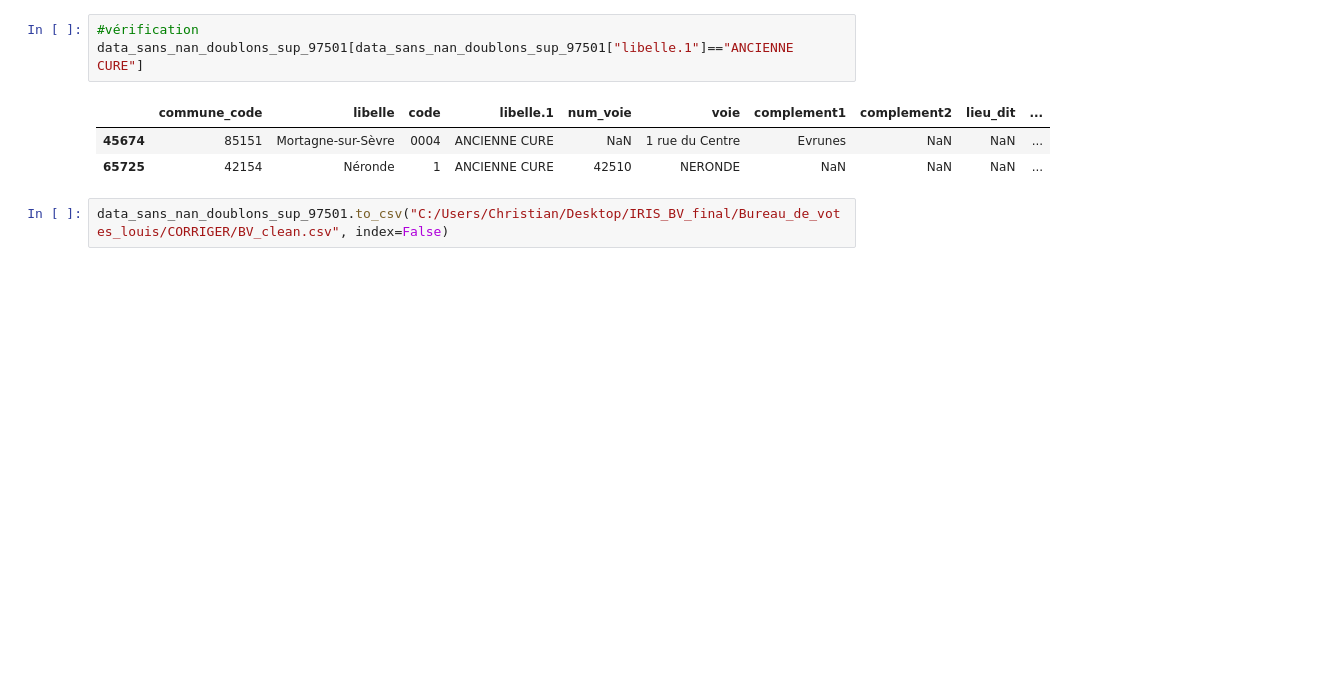
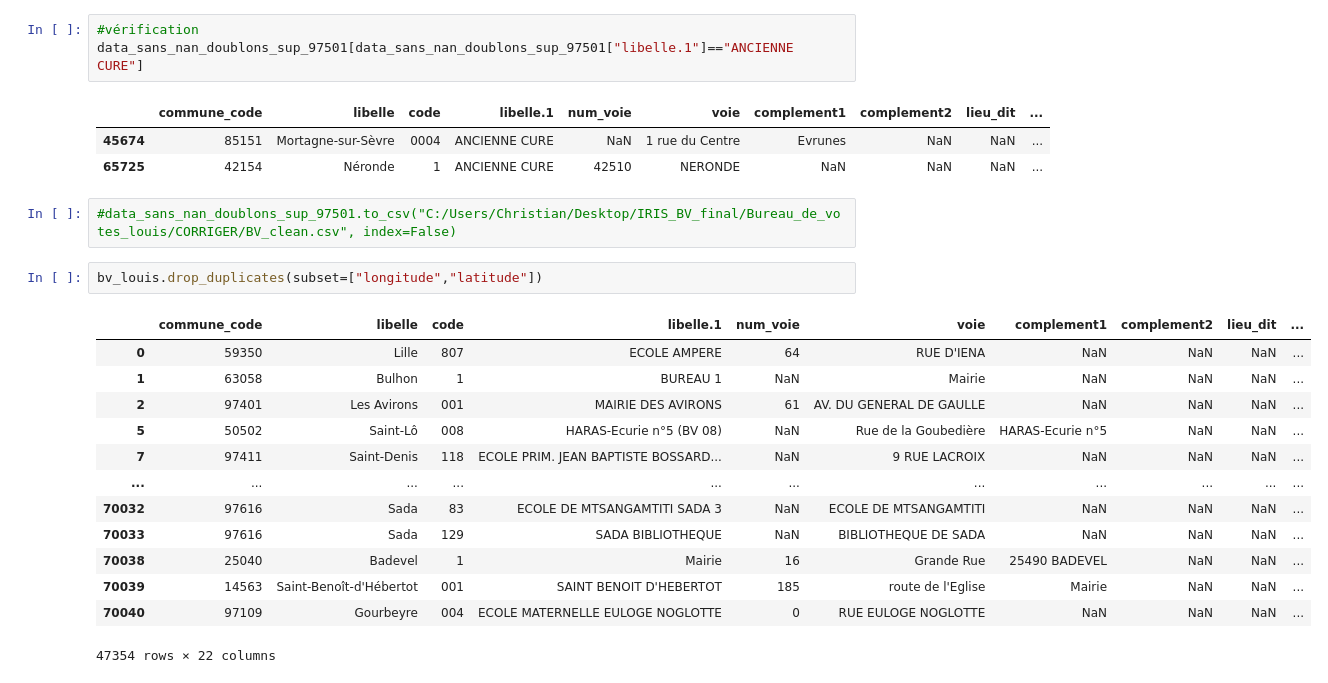
Before and after one commit to christian235711/IRIS_BV, a Jupyter notebook: BV_clean_31_08.ipynb, the cells around one changed output. Cells and saved outputs as stored; diff of their text form; blank space fills up the shorter version.

```diff
--- a/BV_clean_31_08.ipynb
+++ b/BV_clean_31_08.ipynb
@@ -132,4 +137,20 @@ data_sans_nan_doublons_sup_97501[data_sans_nan_doublons_sup_97501["libelle.1"]==
 | 45674 | 85151 | Mortagne-sur-Sèvre | 0004 | ANCIENNE CURE | NaN | 1 rue du Centre | Evrunes | NaN | NaN | ... |
 | 65725 | 42154 | Néronde | 1 | ANCIENNE CURE | 42510 | NERONDE | NaN | NaN | NaN | ... |
 # %%
-data_sans_nan_doublons_sup_97501.to_csv("C:/Users/Christian/Desktop/IRIS_BV_final/Bureau_de_votes_louis/CORRIGER/BV_clean.csv", index=False)
+#data_sans_nan_doublons_sup_97501.to_csv("C:/Users/Christian/Desktop/IRIS_BV_final/Bureau_de_votes_louis/CORRIGER/BV_clean.csv", index=False)
+# %%
+bv_louis.drop_duplicates(subset=["longitude","latitude"])
+# %% [output]
+|  | commune_code | libelle | code | libelle.1 | num_voie | voie | complement1 | complement2 | lieu_dit | ... |
+| 0 | 59350 | Lille | 807 | ECOLE AMPERE | 64 | RUE D'IENA | NaN | NaN | NaN | ... |
+| 1 | 63058 | Bulhon | 1 | BUREAU 1 | NaN | Mairie | NaN | NaN | NaN | ... |
+| 2 | 97401 | Les Avirons | 001 | MAIRIE DES AVIRONS | 61 | AV. DU GENERAL DE GAULLE | NaN | NaN | NaN | ... |
+| 5 | 50502 | Saint-Lô | 008 | HARAS-Ecurie n°5 (BV 08) | NaN | Rue de la Goubedière | HARAS-Ecurie n°5 | NaN | NaN | ... |
+| 7 | 97411 | Saint-Denis | 118 | ECOLE PRIM. JEAN BAPTISTE BOSSARD... | NaN | 9 RUE LACROIX | NaN | NaN | NaN | ... |
+| ... | ... | ... | ... | ... | ... | ... | ... | ... | ... | ... |
+| 70032 | 97616 | Sada | 83 | ECOLE DE MTSANGAMTITI SADA 3 | NaN | ECOLE DE MTSANGAMTITI | NaN | NaN | NaN | ... |
+| 70033 | 97616 | Sada | 129 | SADA BIBLIOTHEQUE | NaN | BIBLIOTHEQUE DE SADA | NaN | NaN | NaN | ... |
+| 70038 | 25040 | Badevel | 1 | Mairie | 16 | Grande Rue | 25490 BADEVEL | NaN | NaN | ... |
+| 70039 | 14563 | Saint-Benoît-d'Hébertot | 001 | SAINT BENOIT D'HEBERTOT | 185 | route de l'Eglise | Mairie | NaN | NaN | ... |
+| 70040 | 97109 | Gourbeyre | 004 | ECOLE MATERNELLE EULOGE NOGLOTTE | 0 | RUE EULOGE NOGLOTTE | NaN | NaN | NaN | ... |
+47354 rows × 22 columns
```
Also changed, not shown: parts of 23 cells of this notebook.
